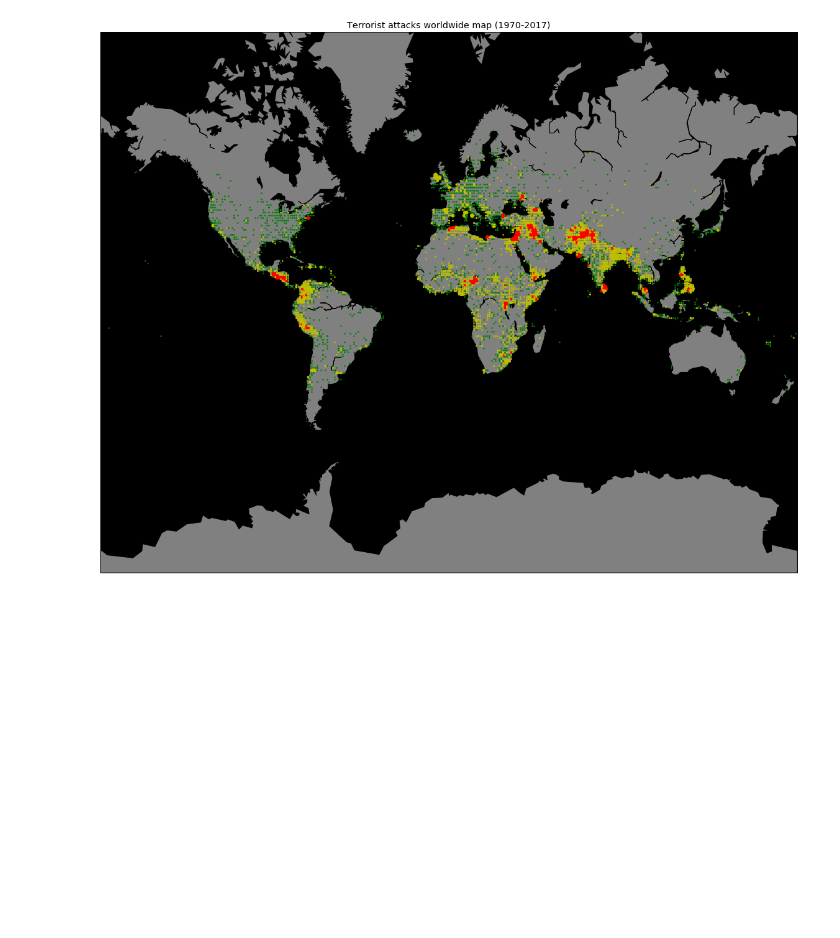
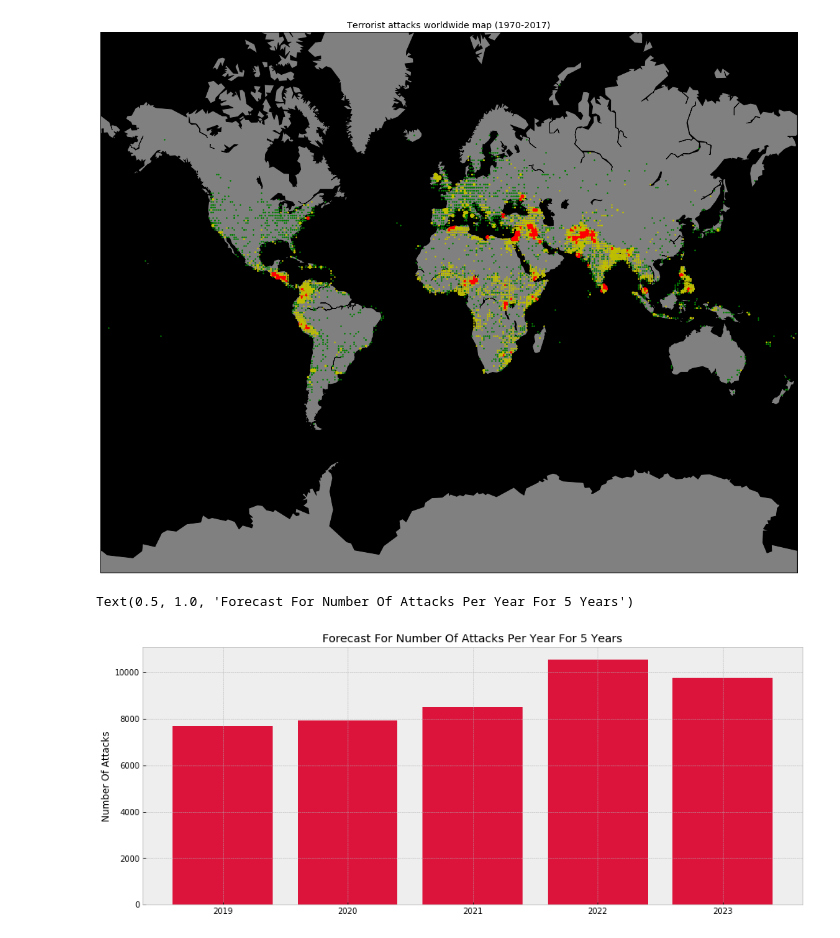
Before and after one commit to Andre711/PR19TANM, a Jupyter notebook: PR_Projekt/Projekt.ipynb, the cells around one changed output. Drawn from its saved outputs; the diff is of its cells as text; code cells hidden in the pictures; blank space fills up the shorter version.

```diff
--- a/PR_Projekt/Projekt.ipynb
+++ b/PR_Projekt/Projekt.ipynb
@@ -172,3 +172,46 @@ for key, value in slovarKoordinat.items():
 plt.show()
 # %% [output]
 [figure]
+# %%
+from sklearn.model_selection import train_test_split
+from scipy.stats import pearsonr
+from sklearn.linear_model import LinearRegression, Lasso, Ridge
+from sklearn.metrics import mean_squared_error
+from sklearn import metrics
+
+Xn = np.array(list(number_of_attacks.keys()),dtype=int)
+yn = np.array(list(number_of_attacks.values()), dtype=int)
+X_train, X_test, y_train, y_test = train_test_split(Xn, yn, random_state=1)
+
+D=10
+X = np.zeros((len(X_train), D), dtype=int)
+for d in range(0, D):
+    X[:, d] = X_train.ravel()**d
+
+model = Lasso(alpha=0.1)
+model.fit(X, y_train)
+
+
+X_test2 = np.zeros((len(X_test), D), dtype=int)
+for d in range(0, D):
+    X_test2[:, d] = X_test.ravel()**d
+
+hx = model.predict(X_test2)
+
+x_new = np.array([2018,2019,2020,2021,2022,2023,2024])
+X_new = np.zeros((len(x_new), D), dtype=int)
+for d in range(0, D):
+    X_new[:, d] = x_new.ravel()**d
+y_new = model.predict(X_new)
+
+x_os = range(5)
+x_names = [2019, 2020, 2021, 2022, 2023]
+plt.figure(figsize = (15, 6))
+plt.bar(x_os, y_new[1:6], color = 'crimson', align = 'center')
+plt.xticks(x_os)
+plt.gca().set_xticklabels(x_names)
+plt.ylabel('Number Of Attacks')
+plt.title("Forecast For Number Of Attacks Per Year For 5 Years")
+# %% [output]
+Text(0.5, 1.0, 'Forecast For Number Of Attacks Per Year For 5 Years')
+[figure, added]
```
Also changed, not shown: parts of 1 cell of this notebook.
